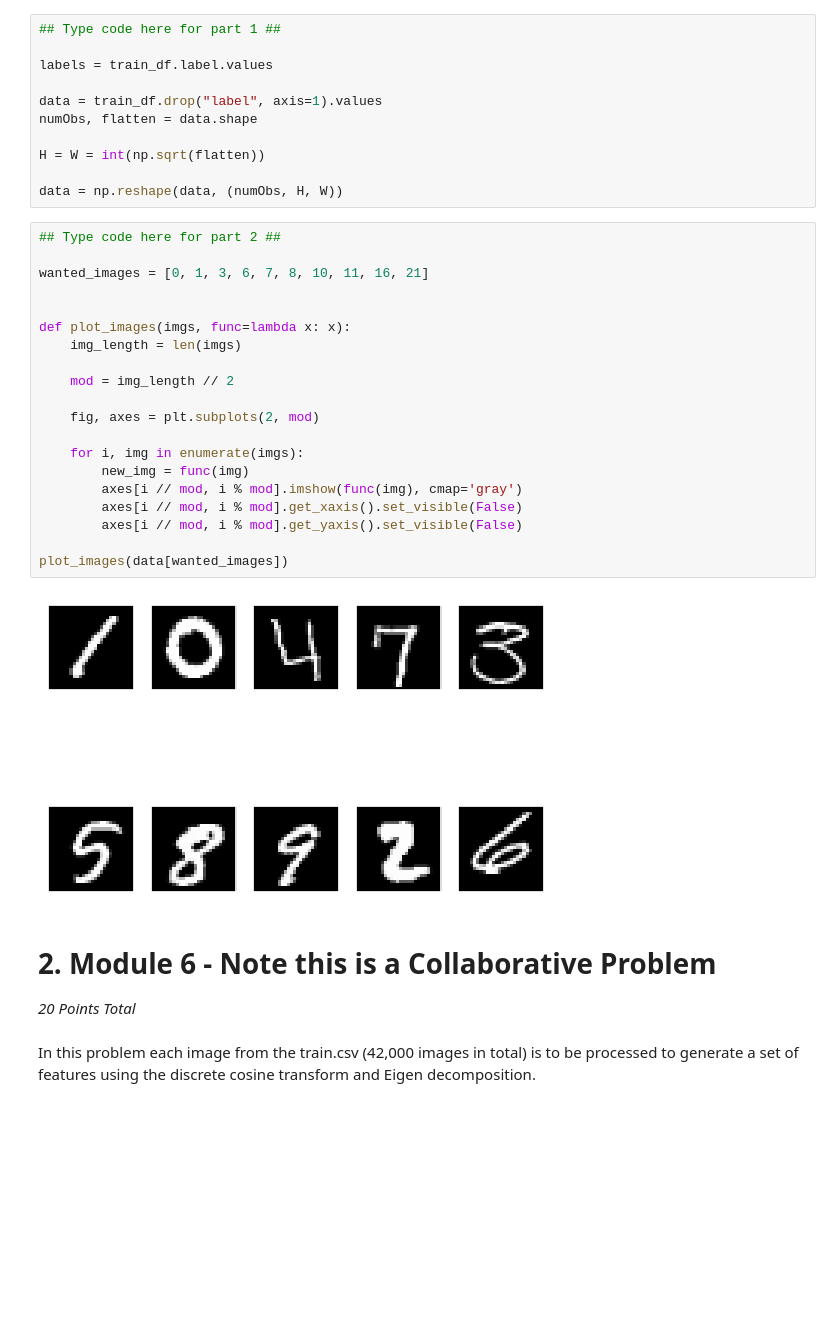
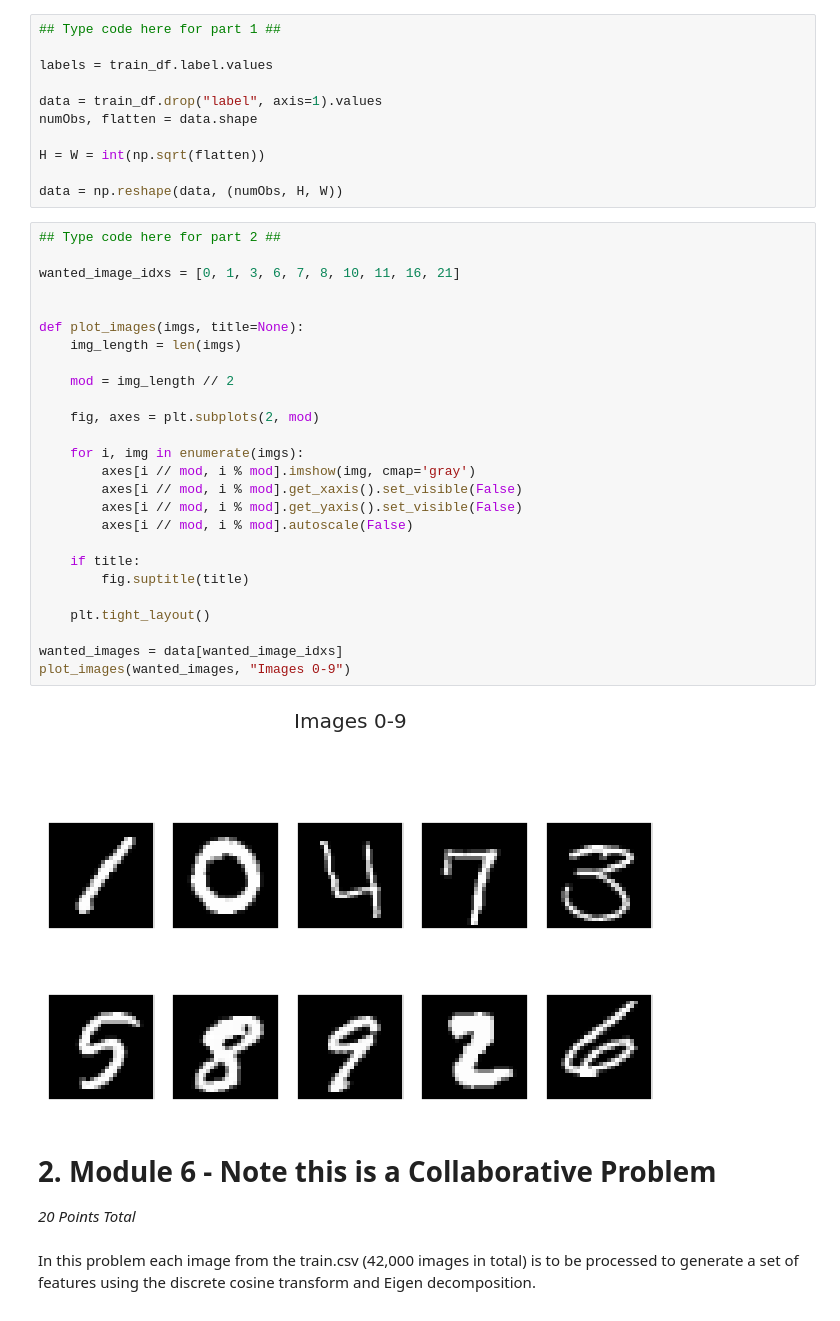
Before and after one commit to Quinnan-Gill/HW3, a Jupyter notebook: HW3.ipynb, the cells around one changed output. Saved outputs shown, nothing was run; the diff lists cells and outputs as text; blank space fills up the shorter version.

```diff
--- a/HW3.ipynb
+++ b/HW3.ipynb
@@ -74,25 +76,31 @@ data = np.reshape(data, (numObs, H, W))
 # %%
 ## Type code here for part 2 ##
 
-wanted_images = [0, 1, 3, 6, 7, 8, 10, 11, 16, 21]
+wanted_image_idxs = [0, 1, 3, 6, 7, 8, 10, 11, 16, 21]
 
 
-def plot_images(imgs, func=lambda x: x):
+def plot_images(imgs, title=None):
     img_length = len(imgs)
 
     mod = img_length // 2
 
     fig, axes = plt.subplots(2, mod)
 
     for i, img in enumerate(imgs):
-        new_img = func(img)
-        axes[i // mod, i % mod].imshow(func(img), cmap='gray')
+        axes[i // mod, i % mod].imshow(img, cmap='gray')
         axes[i // mod, i % mod].get_xaxis().set_visible(False)
         axes[i // mod, i % mod].get_yaxis().set_visible(False)
+        axes[i // mod, i % mod].autoscale(False)
 
-plot_images(data[wanted_images])
+    if title:
+        fig.suptitle(title)
+
+    plt.tight_layout()
+
+wanted_images = data[wanted_image_idxs]
+plot_images(wanted_images, "Images 0-9")
 # %% [output]
-[figure, old version]
+[figure, new version]
 # %% [markdown]
 # __2. Module 6 - Note this is a Collaborative Problem__<br>
 *20 Points Total*<br><br>
```
Also changed, not shown: parts of 8 cells of this notebook, 3 other files.
